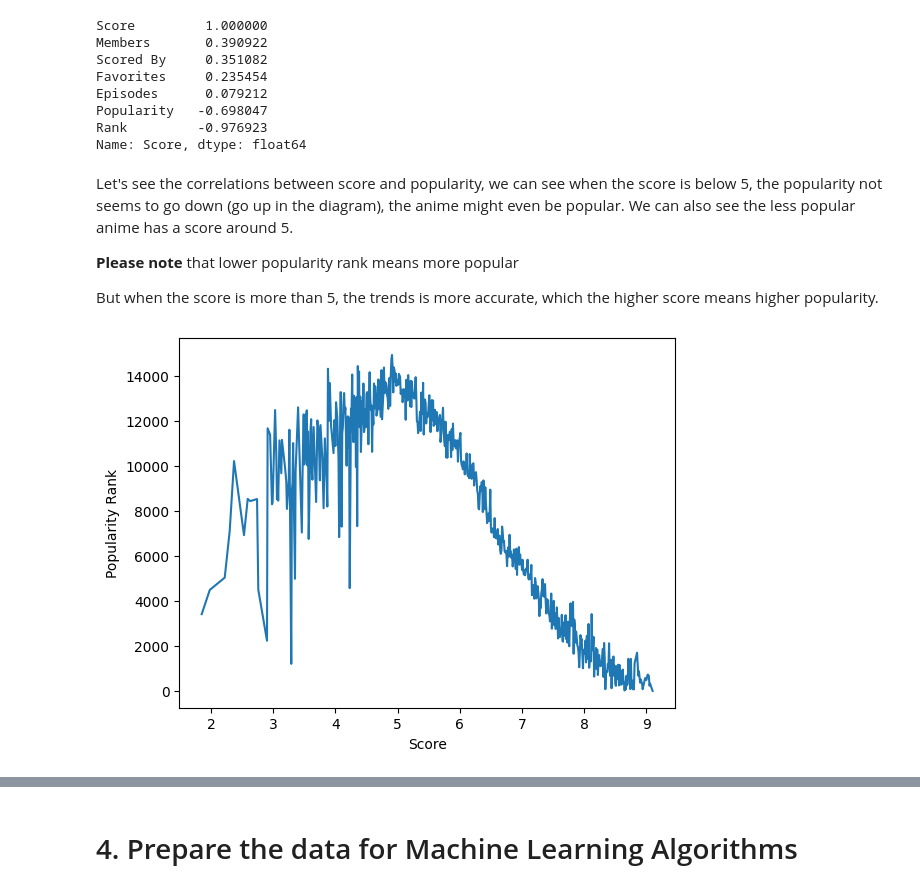
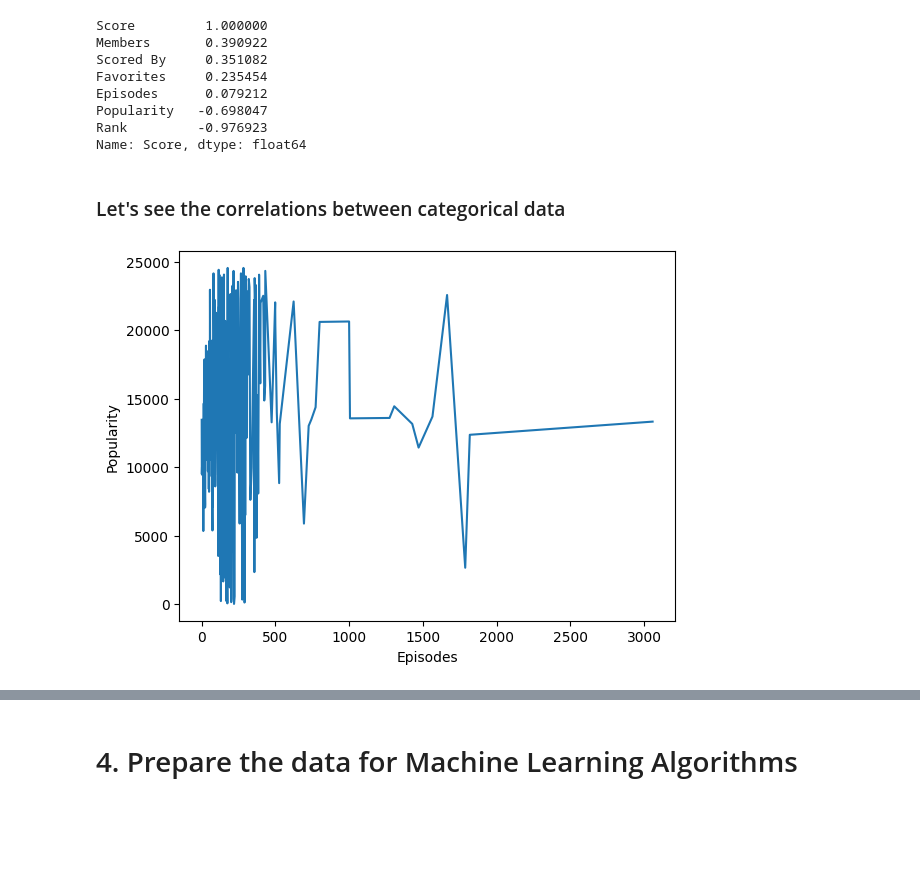
Before and after one commit to Threegoldsqwq/Machine_Learning_Anime_Recommendation, a Jupyter notebook: Animes_Analysis.ipynb, the cells around one changed output, grey strips where cells are left out. Cells and saved outputs as stored; diff of their text form; code cells hidden in the pictures; blank space fills up the shorter version.

```diff
--- a/Animes_Analysis.ipynb
+++ b/Animes_Analysis.ipynb
@@ -413,17 +410,11 @@ Episodes      0.079212
 Popularity   -0.698047
 Rank         -0.976923
 Name: Score, dtype: float64
-# %% [markdown]
-Let's see the correlations between score and popularity, we can see when the score is below 5, the popularity not seems to go down (go up in the diagram), the anime might even be popular. We can also see the less popular anime has a score around 5.
-
-__Please note__ that lower popularity rank means more popular
-
-But when the score is more than 5, the trends is more accurate, which the higher score means higher popularity.
+# %% [markdown]
+### Let's see the correlations between categorical data
 # %%
 #plot Episodes vs. Popularity
 
-g = sns.lineplot(x="Score", y="Popularity", data=animes, errorbar=None)
-plt.ylabel("Popularity Rank")
-plt.show()
+g = sns.lineplot(x="Episodes", y="Popularity", data=animes, errorbar=None)
 # %% [output]
-[figure, old version]
+[figure, new version]
```
Also changed, not shown: parts of 38 cells of this notebook.
